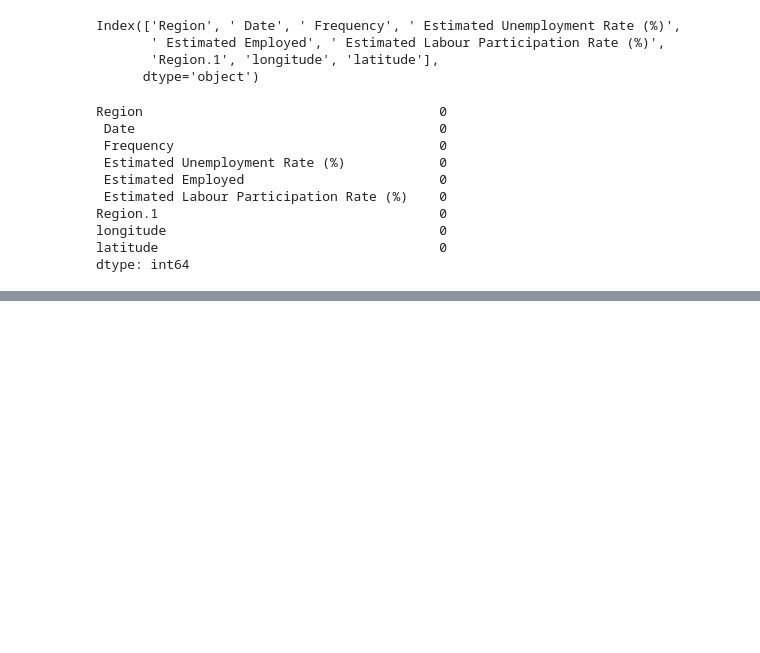
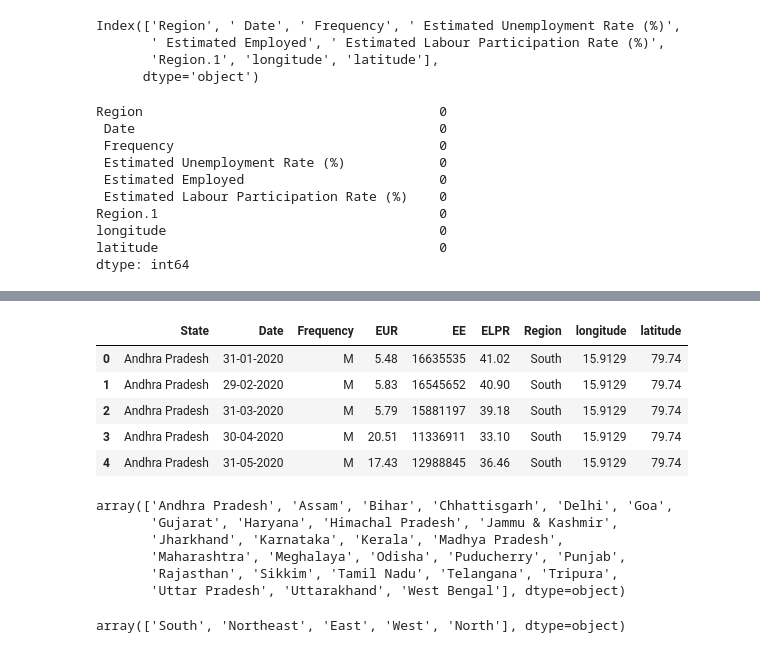
Before and after one commit to snaper20/OIBSIP, a Jupyter notebook: OASIS_INFOBYTE/UNEMPLOYMENT/UNEMPLOY.ipynb, the cells around one changed output, grey strips where cells are left out. Drawn from its saved outputs; the diff is of its cells as text; code cells hidden in the pictures; blank space fills up the shorter version.

```diff
--- a/OASIS_INFOBYTE/UNEMPLOYMENT/UNEMPLOY.ipynb
+++ b/OASIS_INFOBYTE/UNEMPLOYMENT/UNEMPLOY.ipynb
@@ -33,0 +46,26 @@ unemployment_data[' Date=pd.to(data)']
+# %%
+#renaming the columns
+data = unemployment_data.rename(columns={unemployment_data.columns[0]:'State',unemployment_data.columns[1]:'Date',unemployment_data.columns[3]:'EUR',unemployment_data.columns[4]:'EE', unemployment_data.columns[5]:'ELPR', unemployment_data.columns[6]:'Region'})
+data.head()
+# %% [output]
+|  | State | Date | Frequency | EUR | EE | ELPR | Region | longitude | latitude |
+| 0 | Andhra Pradesh | 31-01-2020 | M | 5.48 | 16635535 | 41.02 | South | 15.9129 | 79.74 |
+| 1 | Andhra Pradesh | 29-02-2020 | M | 5.83 | 16545652 | 40.90 | South | 15.9129 | 79.74 |
+| 2 | Andhra Pradesh | 31-03-2020 | M | 5.79 | 15881197 | 39.18 | South | 15.9129 | 79.74 |
+| 3 | Andhra Pradesh | 30-04-2020 | M | 20.51 | 11336911 | 33.10 | South | 15.9129 | 79.74 |
+| 4 | Andhra Pradesh | 31-05-2020 | M | 17.43 | 12988845 | 36.46 | South | 15.9129 | 79.74 |
+# %%
+#unique 'State' values
+data['State'].unique()
+# %% [output]
+array(['Andhra Pradesh', 'Assam', 'Bihar', 'Chhattisgarh', 'Delhi', 'Goa',
+       'Gujarat', 'Haryana', 'Himachal Pradesh', 'Jammu & Kashmir',
+       'Jharkhand', 'Karnataka', 'Kerala', 'Madhya Pradesh',
+       'Maharashtra', 'Meghalaya', 'Odisha', 'Puducherry', 'Punjab',
+       'Rajasthan', 'Sikkim', 'Tamil Nadu', 'Telangana', 'Tripura',
+       'Uttar Pradesh', 'Uttarakhand', 'West Bengal'], dtype=object)
+# %%
+#unique 'Region' values
+data['Region'].unique()
+# %% [output]
+array(['South', 'Northeast', 'East', 'West', 'North'], dtype=object)
```
Also changed, not shown: parts of 19 cells of this notebook.
